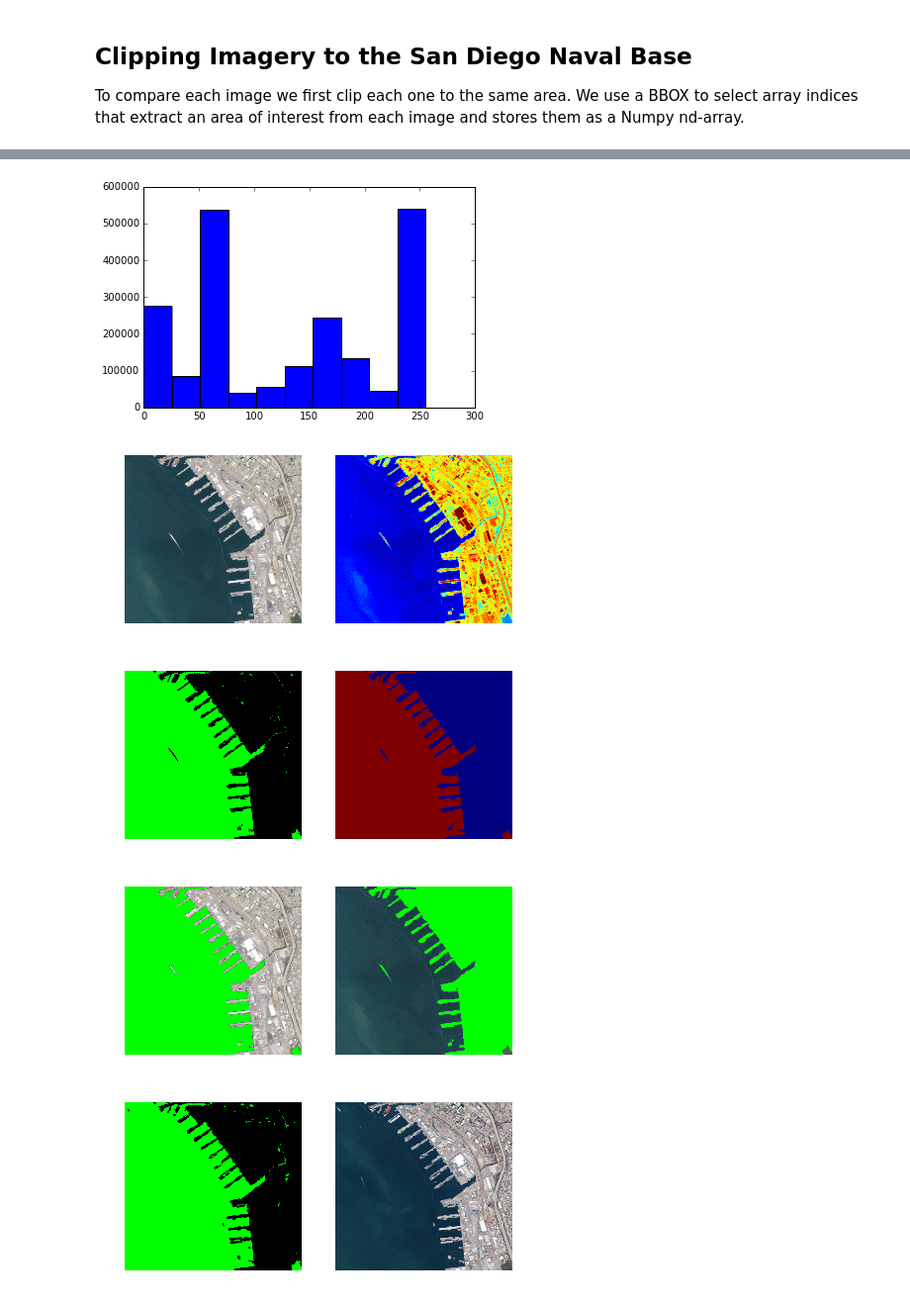
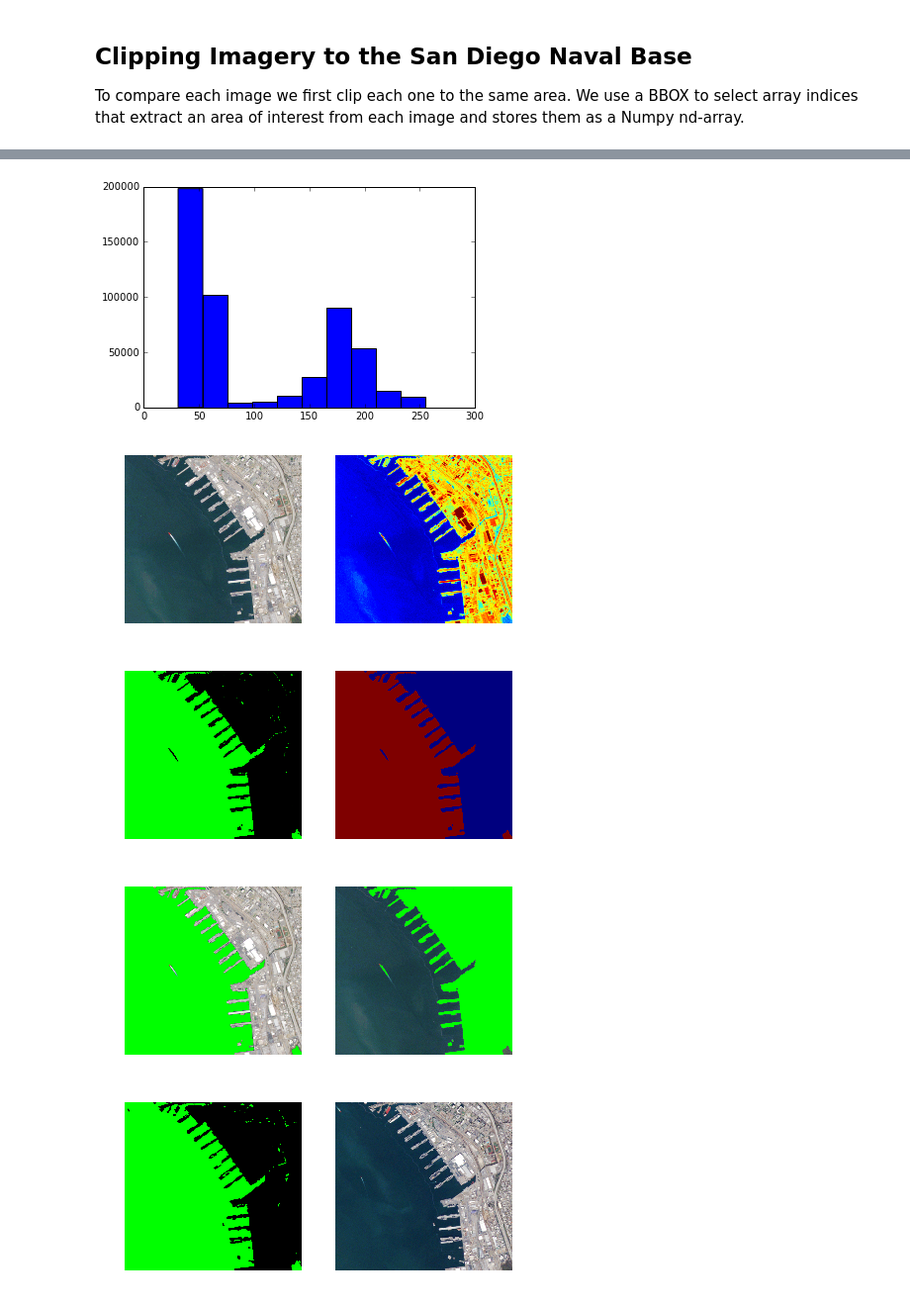
Before and after one commit to chelm/jupyter-demos, a Jupyter notebook: PlanetLabs_SanDiego.ipynb, the cells around one changed output, grey strips where cells are left out. Shown at 99% size. Drawn from its saved outputs; the diff is of its cells as text; code cells hidden in the pictures.

```diff
--- a/PlanetLabs_SanDiego.ipynb
+++ b/PlanetLabs_SanDiego.ipynb
@@ -194,35 +195,35 @@ def average(arr):
 
 def water_mask(arr, threshold=100, x=100, y=300):
     mask = np.copy(arr)
     mask = np.ndarray(arr.shape + (3,)).astype(np.uint8)
     below = arr < threshold
     above = arr >= threshold
     mask[below] = [0,255,0]
     #mask[above] = [0,255,255]
     return mask
 
 idx = 3
 orig_img = np.copy(clipped[idx])
 orig_img2 = np.copy(clipped[idx])
 
 # render hist and first mask and avg array
 avg = average(orig_img[:,:,0:2])
 mask1 = water_mask(avg)
-plt.hist(arr.flatten())
+plt.hist(avg.flatten())
 render_array(avg, clipped[idx], width=7, height=7)
 
 #avg_denoised = ndimage.median_filter(avg, 10)
 avg_denoised = ndimage.gaussian_filter(avg, 2)
 mask2 = water_mask(avg_denoised)
 render_array(np.sum(mask2, axis=2), mask1, width=7, height=7)
 
 
 summed = np.sum(mask2, axis=2)
 orig_img[summed == 255] = [0,255,0,255]
 orig_img2[summed < 255] = [0,255,0,255]
 render_array(orig_img2, orig_img, width=7, height=7)
 # %% [output]
-[figure, old version]
+[figure, new version]
 [figure]
 [figure]
 [figure]
```
Also changed, not shown: parts of 8 cells of this notebook.
